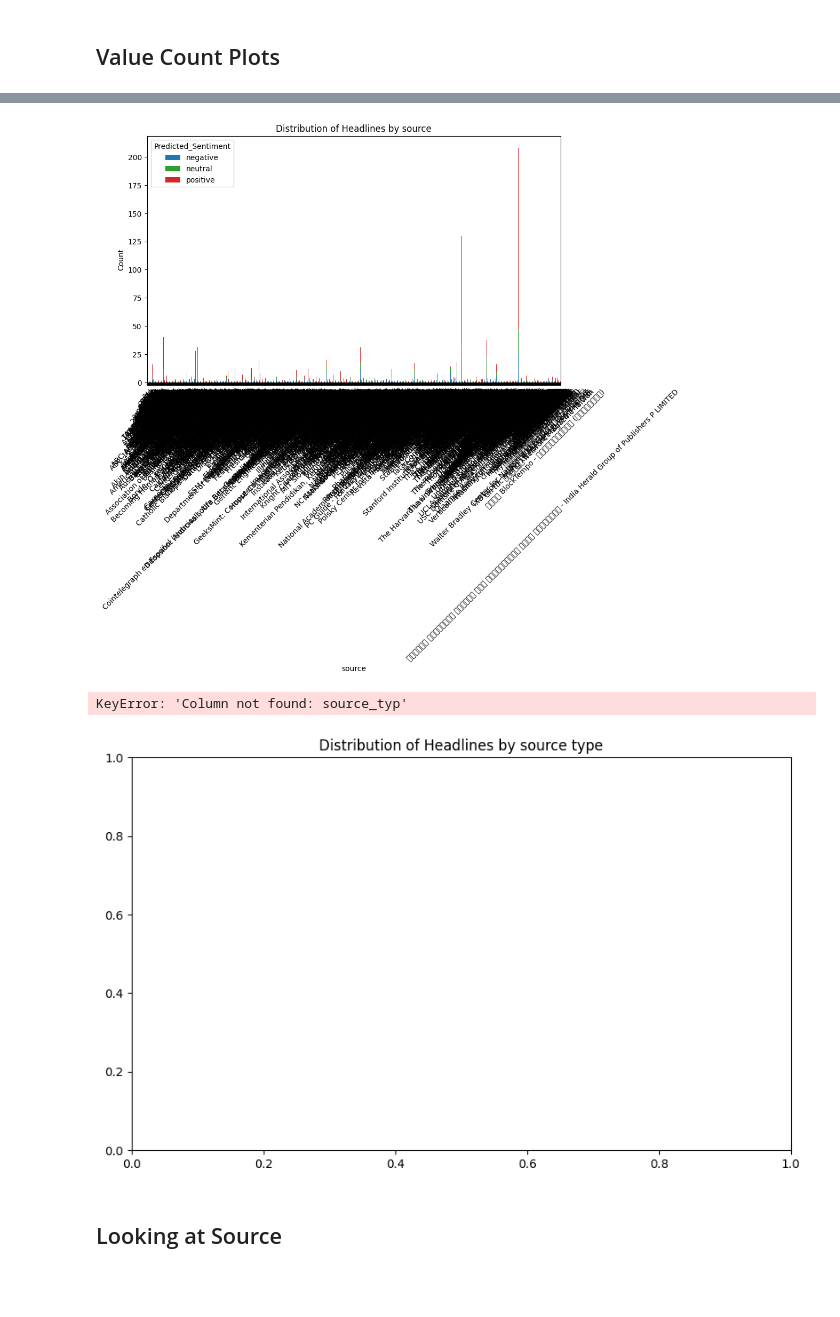
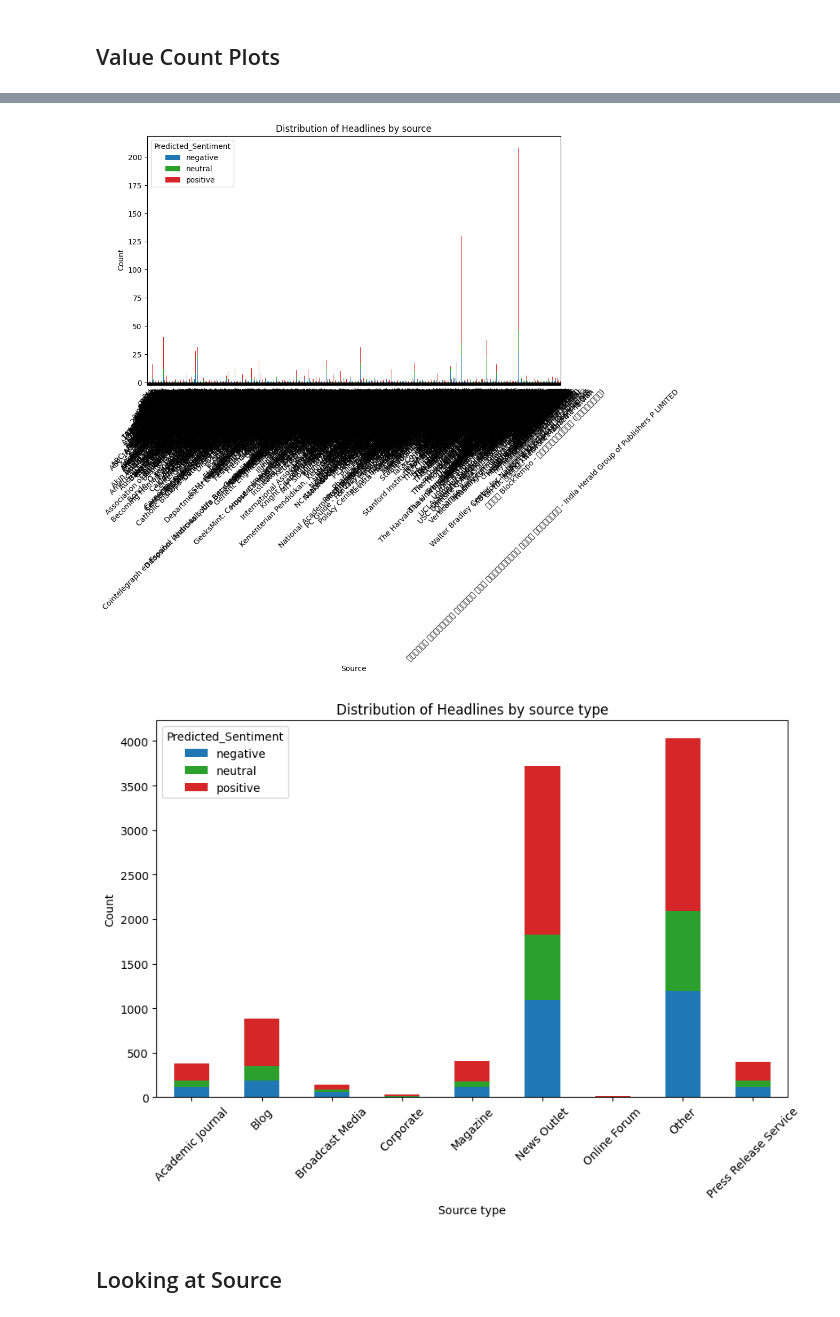
Before and after one commit to ArjunRajpal123/datathon-breaking-bad-data, a Jupyter notebook: EDA_P3.ipynb, the cells around one changed output, grey strips where cells are left out. Cells and saved outputs as stored; diff of their text form; code cells hidden in the pictures; blank space fills up the shorter version.

```diff
--- a/EDA_P3.ipynb
+++ b/EDA_P3.ipynb
@@ -92,36 +95,36 @@ for col in columns_of_interest:
     else:
         df[col].value_counts().plot(kind='bar', color=pastel_colors, ax=ax)
 
-    ax.set_xlabel(col, **hfont)
+    ax.set_xlabel(col.replace("_", " ").capitalize(), **hfont)
     ax.set_ylabel('Count', **hfont)
+
     plt.show()
 
 
 # for col in columns_of_interest:
 #     fig, ax = plt.subplots(figsize=(10, 6))
 
 #     if col == 'day_of_week':
 #         ax.set_title('Distribution of Headline by Day of the Week', **csfont)
 #         plt.xticks(rotation=90)
 #         df.groupby([col, 'Predicted_Sentiment'])[col].count().unstack().reindex(day_order).plot(kind='bar', stacked=True, color=pastel_colors, ax=ax)
 #     elif col == 'month':
 #         ax.set_title('Distribution of Headline by Months', **csfont)
 #         df.groupby([col, 'Predicted_Sentiment'])[col].count().unstack().sort_index().plot(kind='bar', stacked=True, color=pastel_colors, ax=ax)
 #         plt.xticks(range(7), calendar.month_name[5:12], rotation=45)  # Set x-axis labels as month names
 #     else:
 #         df.groupby([col, 'Predicted_Sentiment'])[col].count().unstack().plot(kind='bar', stacked=True, color=pastel_colors, ax=ax)
 
 #     ax.set_xlabel(col, **hfont)
 #     ax.set_ylabel('Count', **hfont)
 #     plt.show()
 # %% [output]
 [figure]
 [figure]
 [figure]
 [figure]
 [figure]
-KeyError: 'Column not found: source_typ'
-[figure, old version]
+[figure, new version]
 # %% [markdown]
 ## Looking at Source
 # %%
```
Also changed, not shown: parts of 4 cells of this notebook, 5 other files.
